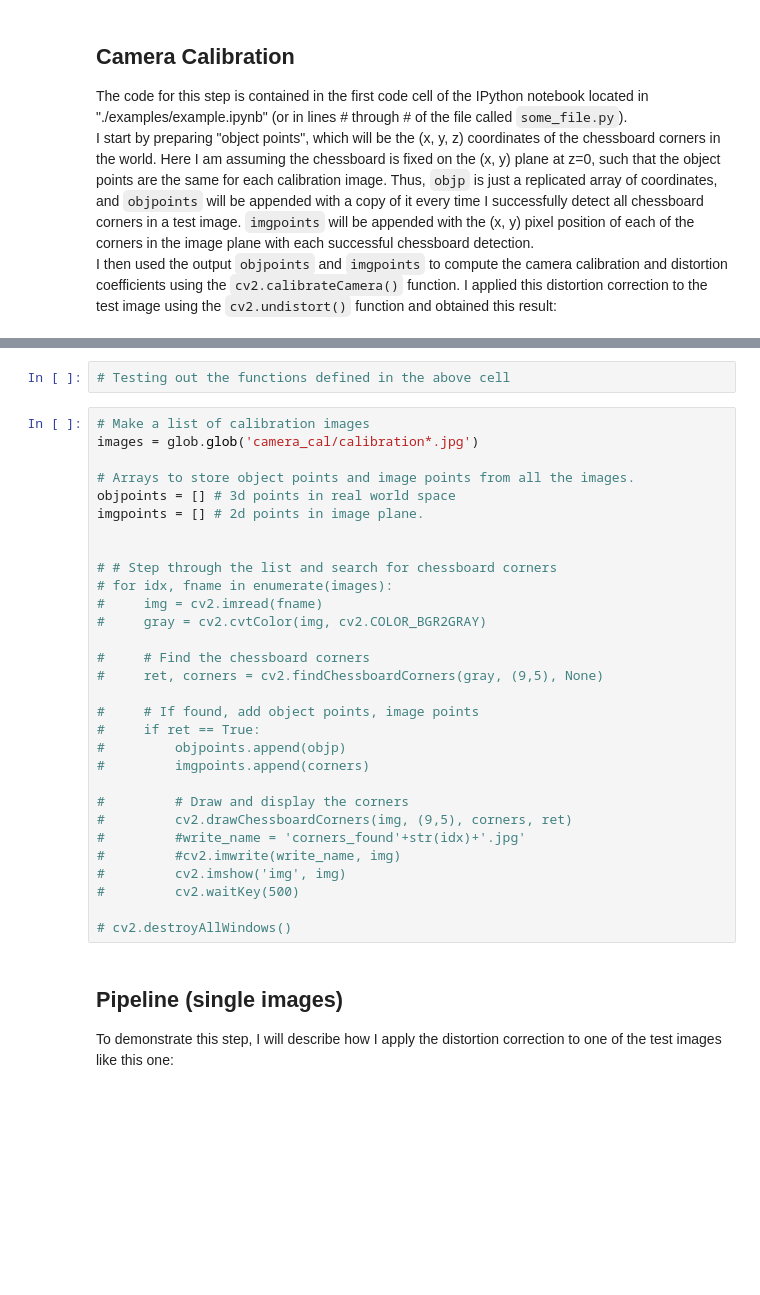
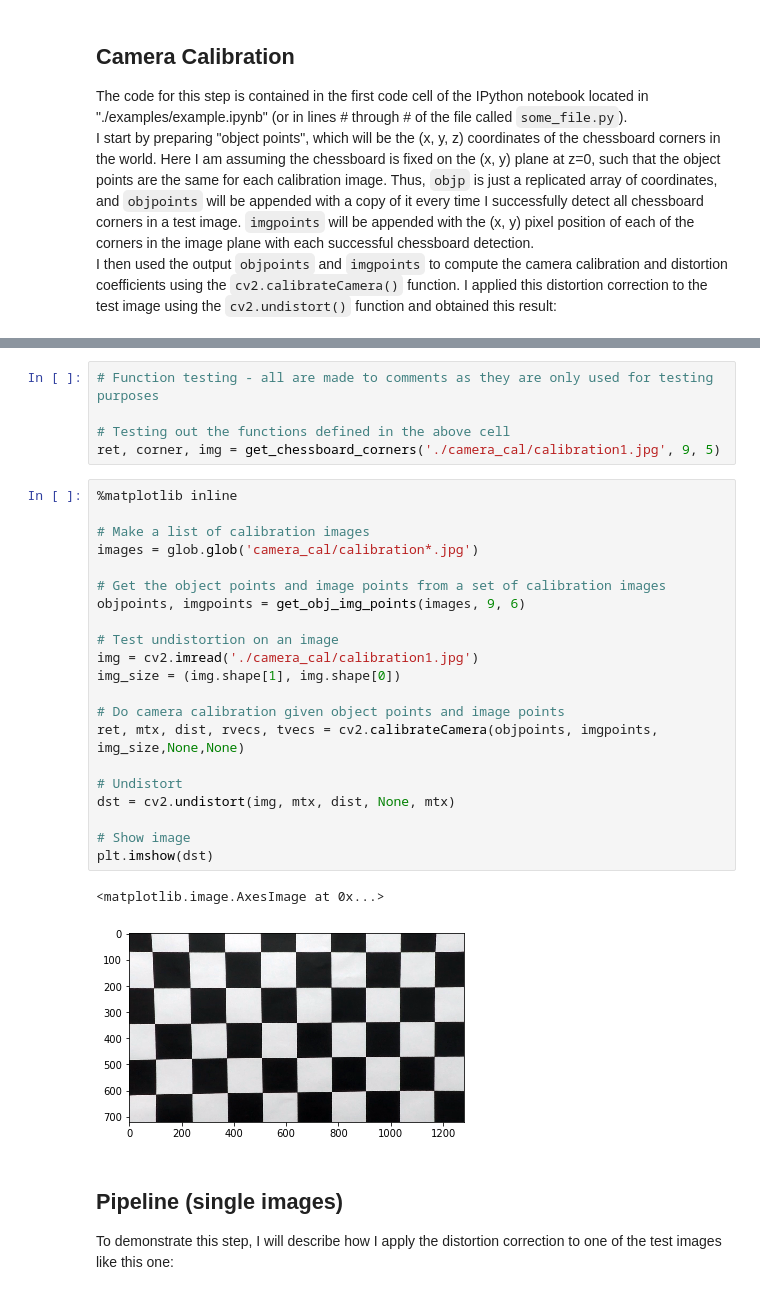
Before and after one commit to hairizuanbinnoorazman/CarND-Advanced-Lane-Lines, a Jupyter notebook: Advanced Lane Finding.ipynb, the cells around one changed output, grey strips where cells are left out. Drawn from its saved outputs; the diff is of its cells as text; blank space fills up the shorter version.

```diff
--- a/Advanced Lane Finding.ipynb
+++ b/Advanced Lane Finding.ipynb
@@ -66,35 +95,32 @@ def get_object_points(nx, ny):
 # %%
+# Function testing - all are made to comments as they are only used for testing purposes
+
 # Testing out the functions defined in the above cell
+ret, corner, img = get_chessboard_corners('./camera_cal/calibration1.jpg', 9, 5)
-# %%
-# Make a list of calibration images
-images = glob.glob('camera_cal/calibration*.jpg')
-
-# Arrays to store object points and image points from all the images.
-objpoints = [] # 3d points in real world space
-imgpoints = [] # 2d points in image plane.
-
-
-# # Step through the list and search for chessboard corners
-# for idx, fname in enumerate(images):
-#     img = cv2.imread(fname)
-#     gray = cv2.cvtColor(img, cv2.COLOR_BGR2GRAY)
-
-#     # Find the chessboard corners
-#     ret, corners = cv2.findChessboardCorners(gray, (9,5), None)
-
-#     # If found, add object points, image points
-#     if ret == True:
-#         objpoints.append(objp)
-#         imgpoints.append(corners)
-
-#         # Draw and display the corners
-#         cv2.drawChessboardCorners(img, (9,5), corners, ret)
-#         #write_name = 'corners_found'+str(idx)+'.jpg'
-#         #cv2.imwrite(write_name, img)
-#         cv2.imshow('img', img)
-#         cv2.waitKey(500)
-
-# cv2.destroyAllWindows()
+# %%
+%matplotlib inline
+
+# Make a list of calibration images
+images = glob.glob('camera_cal/calibration*.jpg')
+
+# Get the object points and image points from a set of calibration images
+objpoints, imgpoints = get_obj_img_points(images, 9, 6)
+
+# Test undistortion on an image
+img = cv2.imread('./camera_cal/calibration1.jpg')
+img_size = (img.shape[1], img.shape[0])
+
+# Do camera calibration given object points and image points
+ret, mtx, dist, rvecs, tvecs = cv2.calibrateCamera(objpoints, imgpoints, img_size,None,None)
+
+# Undistort
+dst = cv2.undistort(img, mtx, dist, None, mtx)
+
+# Show image
+plt.imshow(dst)
+# %% [output]
+<matplotlib.image.AxesImage at 0x...>
+[figure, added]
 # %% [markdown]
 ## Pipeline (single images)
 
```
Also changed, not shown: parts of 2 cells of this notebook.
